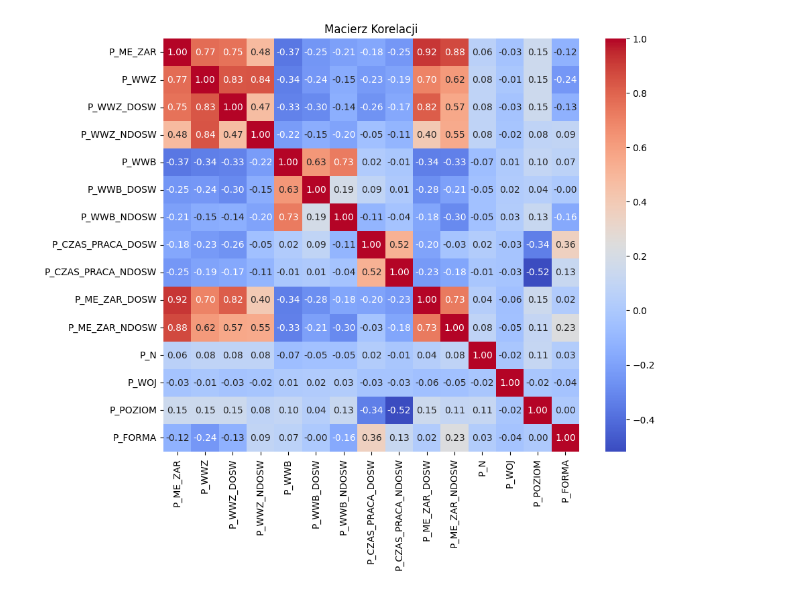
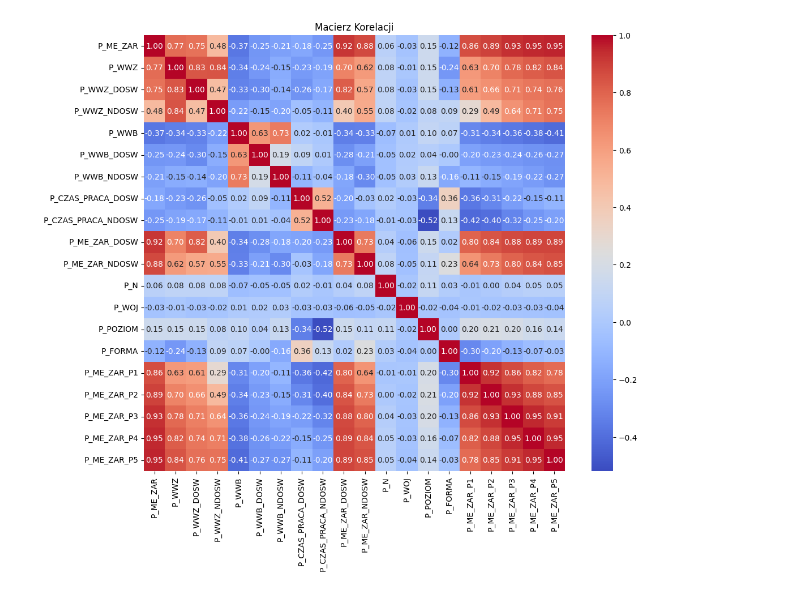
Before and after one commit to michalsko20/ela_analysis, a Jupyter notebook: data_analysis/correlation.ipynb, the cells around one changed output. Drawn from its saved outputs; the diff is of its cells as text; code cells hidden in the pictures.

```diff
--- a/data_analysis/correlation.ipynb
+++ b/data_analysis/correlation.ipynb
@@ -67,13 +42,0 @@ Name: P_CZAS_PRACA_DOSW, dtype: float64
-# %%
-from sklearn.preprocessing import LabelEncoder
-
-# Load datasets
-# graduates_data = pd.read_csv('/home/jkskw/git/ela_analysis/data/graduates-major-data.csv', sep=';')
-# students_data = pd.read_csv('/home/jkskw/git/ela_analysis/data/students-major-data.csv', sep=';')
-
-# Encoding categorical variables
-label_encoder = LabelEncoder()
-
-print(graduates_data["P_FORMA"].head(10))
-graduates_data['P_FORMA'] = label_encoder.fit_transform(graduates_data['P_FORMA'])
-print(graduates_data["P_FORMA"].head(10))
@@ -100,37 +43,34 @@ graduates_data.describe
 # %%
 # Importing necessary libraries
 import pandas as pd
 import numpy as np
 import seaborn as sns
 import matplotlib.pyplot as plt
 from sklearn.preprocessing import LabelEncoder
-
-# Load datasets
-# graduates_data = pd.read_csv('/home/jkskw/git/ela_analysis/data/graduates-major-data.csv', sep=';')
-# students_data = pd.read_csv('/home/jkskw/git/ela_analysis/data/students-major-data.csv', sep=';')
 
 # Encoding categorical variables
 label_encoder = LabelEncoder()
 
 # Assuming these are categorical
 graduates_data['P_WOJ'] = label_encoder.fit_transform(graduates_data['P_WOJ'])
 graduates_data['P_POZIOM'] = label_encoder.fit_transform(graduates_data['P_POZIOM'])
 graduates_data['P_FORMA'] = label_encoder.fit_transform(graduates_data['P_FORMA'])
 
 # Selecting relevant numeric variables for correlation matrix
 numeric_columns = [
     'P_ME_ZAR', 'P_WWZ', 'P_WWZ_DOSW', 'P_WWZ_NDOSW',
     'P_WWB', 'P_WWB_DOSW', 'P_WWB_NDOSW', 'P_CZAS_PRACA_DOSW',
-    'P_CZAS_PRACA_NDOSW', 'P_ME_ZAR_DOSW', 'P_ME_ZAR_NDOSW', 'P_N','P_WOJ','P_POZIOM','P_FORMA'
+    'P_CZAS_PRACA_NDOSW', 'P_ME_ZAR_DOSW', 'P_ME_ZAR_NDOSW', 'P_N','P_WOJ','P_POZIOM','P_FORMA',
+    'P_ME_ZAR_P1','P_ME_ZAR_P2','P_ME_ZAR_P3','P_ME_ZAR_P4','P_ME_ZAR_P5'
 ]
 
 # Creating a correlation matrix for numeric variables
 correlation_matrix = graduates_data[numeric_columns].corr()
 
 # Displaying the correlation matrix using seaborn heatmap
-plt.figure(figsize=(10, 8))
+plt.figure(figsize=(12, 10))
 sns.heatmap(correlation_matrix, annot=True, cmap='coolwarm', fmt='.2f')
 plt.title('Macierz Korelacji')
 plt.show()
 # %% [output]
-[figure, old version]
+[figure, new version]
```
Also changed, not shown: parts of 9 cells of this notebook, 2 other files.
